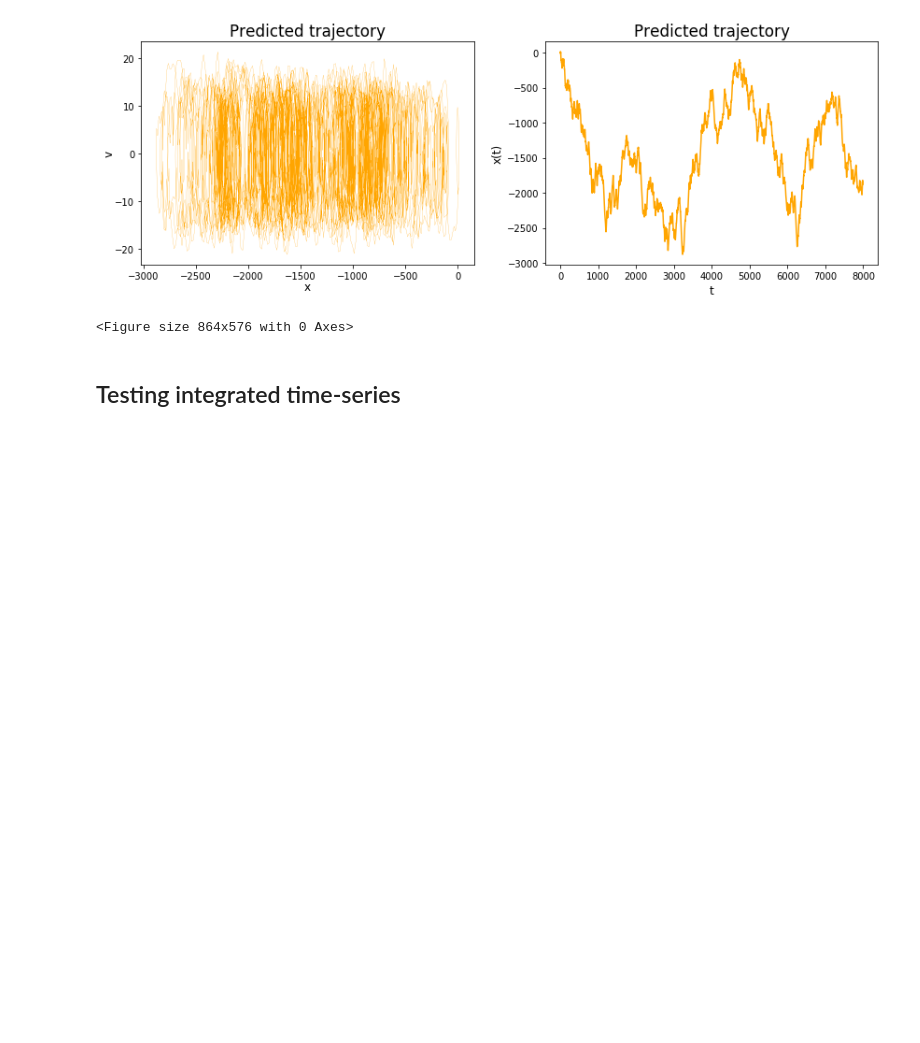
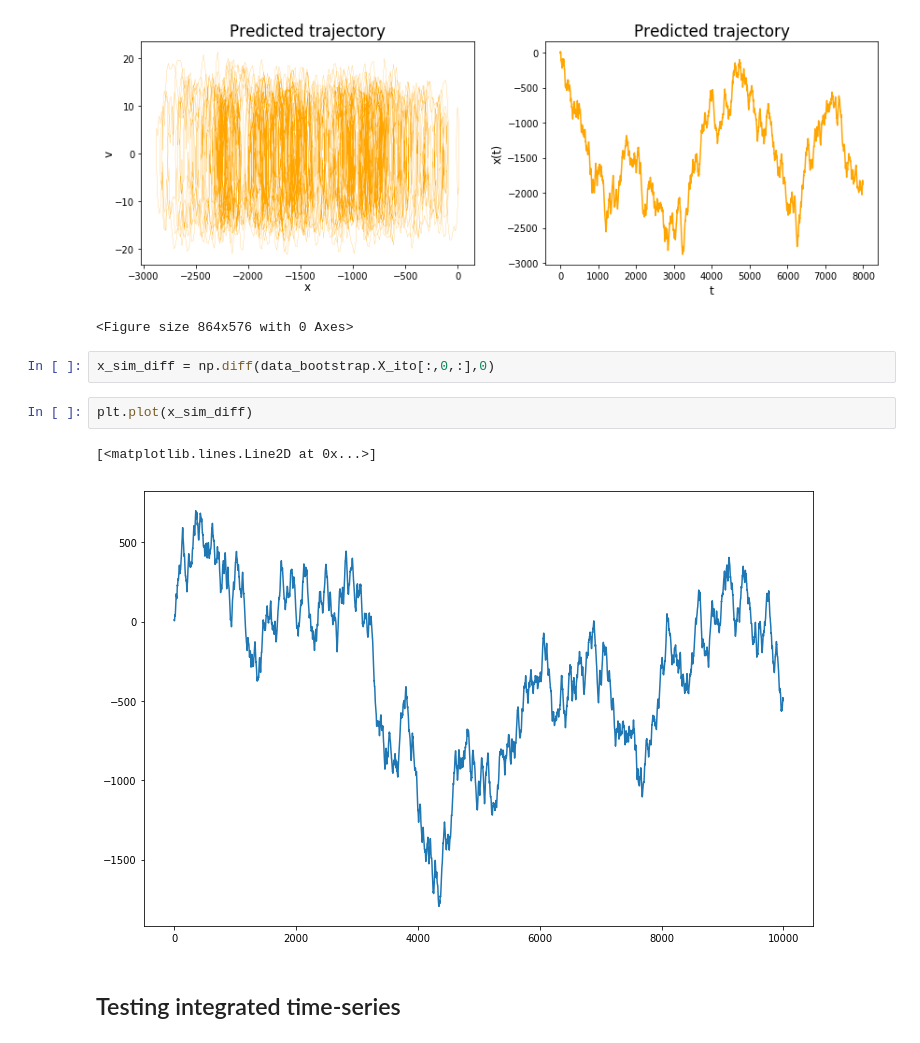
Before and after one commit to williamjsdavis/geodynamo_ULI, a Jupyter notebook: reversing-dynamo.ipynb, the cells around one changed output. Saved outputs shown, nothing was run; the diff lists cells and outputs as text; blank space fills up the shorter version.

Commit message:
First testing of surrogate data

```diff
--- a/reversing-dynamo.ipynb
+++ b/reversing-dynamo.ipynb
@@ -214,6 +214,13 @@ plt.savefig(pic_name)
 # %% [output]
 [figure]
 <Figure size 864x576 with 0 Axes>
+# %%
+x_sim_diff = np.diff(data_bootstrap.X_ito[:,0,:],0)
+# %%
+plt.plot(x_sim_diff)
+# %% [output]
+[<matplotlib.lines.Line2D at 0x...>]
+[figure, added]
 # %% [markdown]
 ## Testing integrated time-series
 # %%
```
